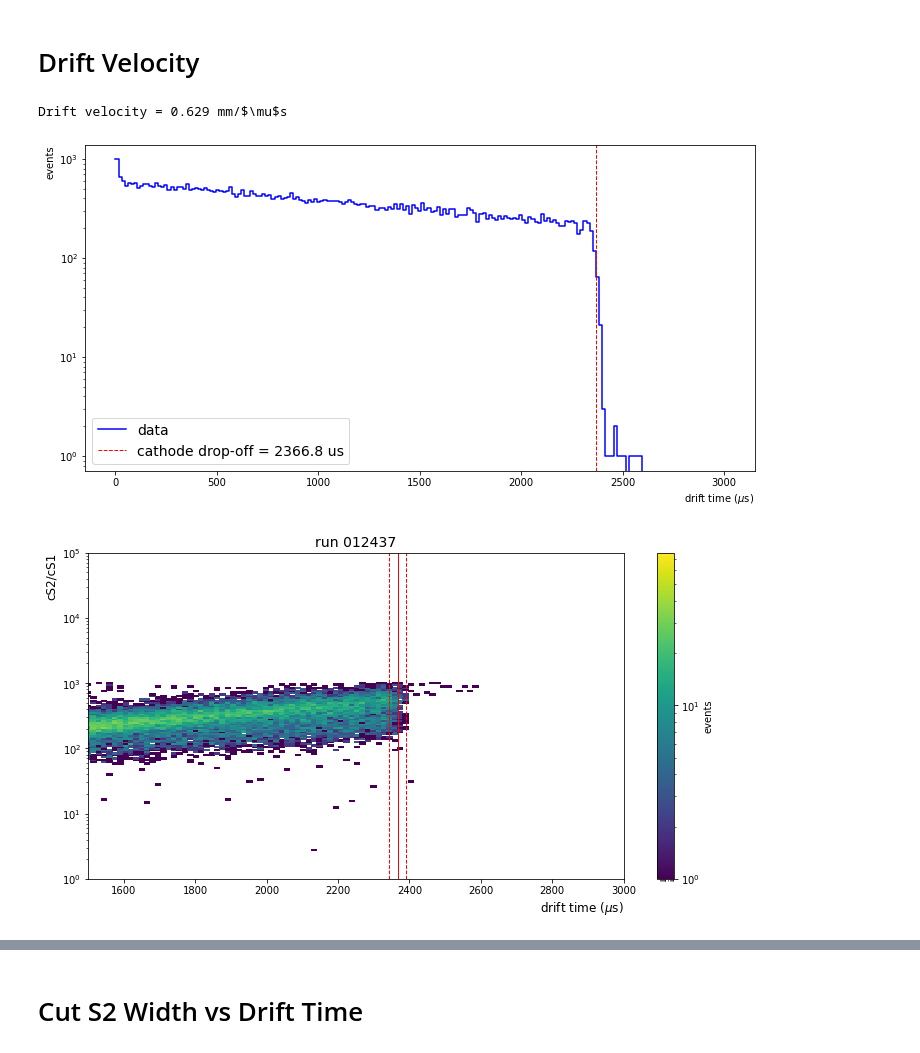
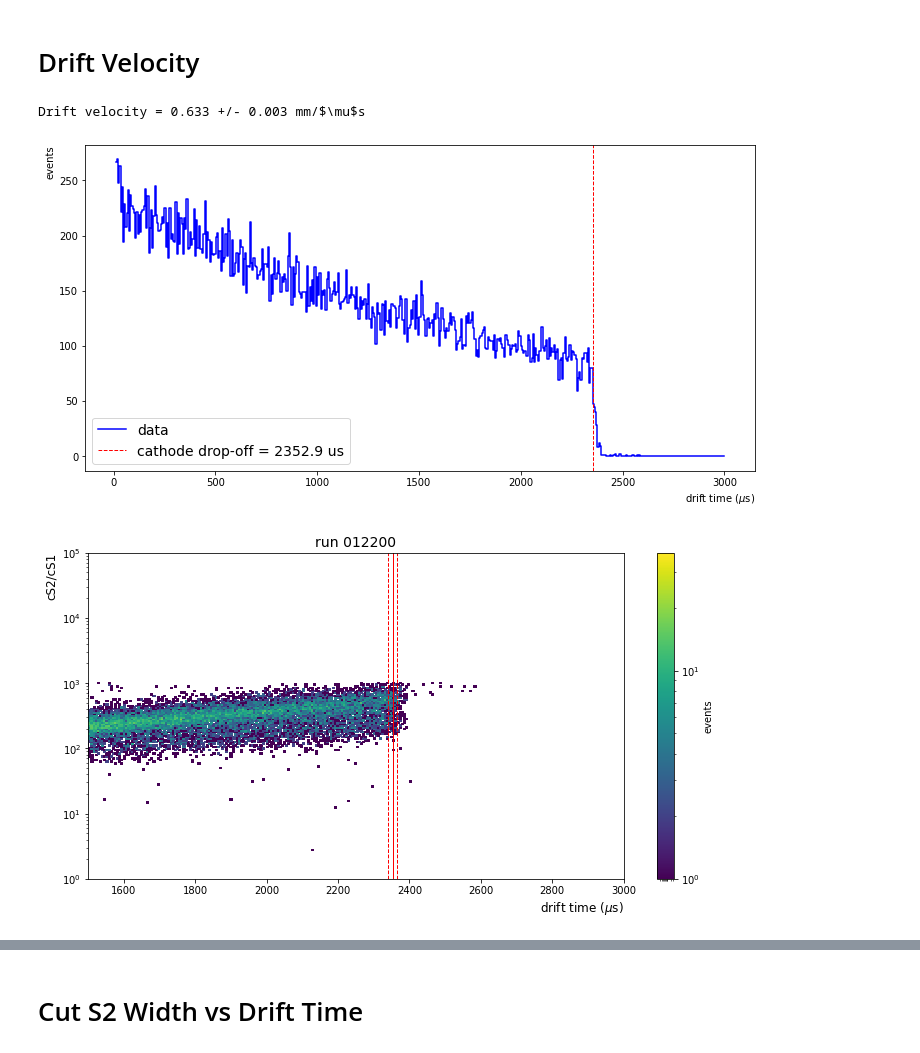
Before and after one commit to valerioda/xenon-note, a Jupyter notebook: fast_response_analysis/diffusion-study_Kr-data.ipynb, the cells around one changed output, grey strips where cells are left out. Drawn from its saved outputs; the diff is of its cells as text; code cells hidden in the pictures.

```diff
--- a/fast_response_analysis/diffusion-study_Kr-data.ipynb
+++ b/fast_response_analysis/diffusion-study_Kr-data.ipynb
@@ -112,6 +63,6 @@ def mask_KrSingleS1(df):
 # %%
-mask_singleS1 = mask_KrSingleS1(events)
-plot_area_width_aft(events[mask_singleS1], run_kr)
+mask_singleS1 = ddu.mask_KrSingleS1(events)
+ddu.plot_area_width_aft(events[mask_singleS1], run_kr)
 # %% [output]
 [figure]
 [figure]
@@ -268,7 +116,7 @@ def drift_velocity(events, run_id, low = 0, high = 3000, binning = 200,cat_lim=5
 # %%
-vd_kr = drift_velocity(e1, run_kr, plot = True )
+vd_kr, vd_kr_err = ddu.drift_velocity(e1,'012200', plot = True )
 # %% [output]
-Drift velocity = 0.629 mm/$\mu$s
+Drift velocity = 0.633 +/- 0.003 mm/$\mu$s
-[figure, old version]
+[figure, new version]
-[figure, old version]
+[figure, new version]
 [figure]
```
Also changed, not shown: parts of 25 cells of this notebook, 1 other file.
